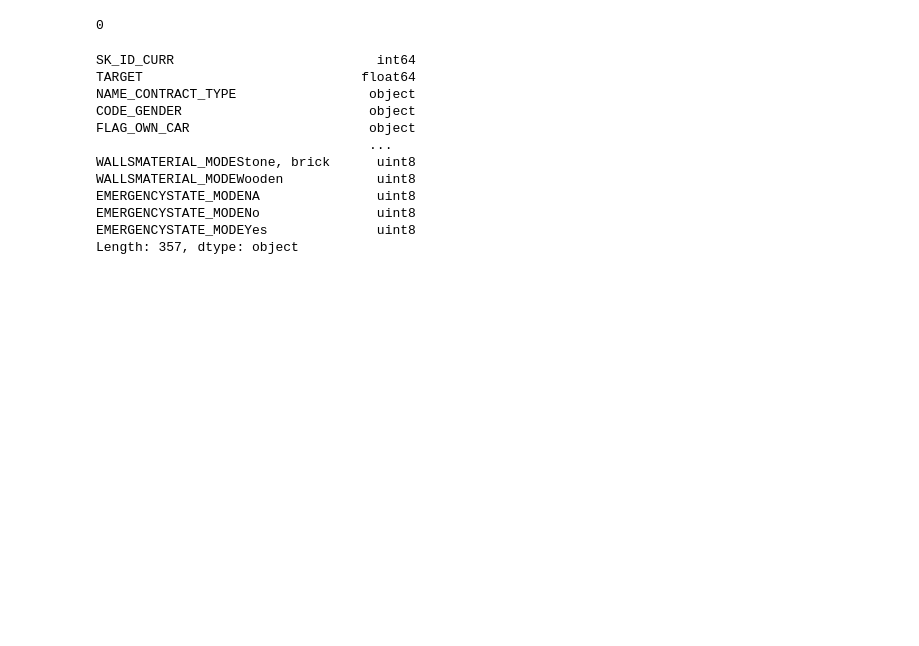
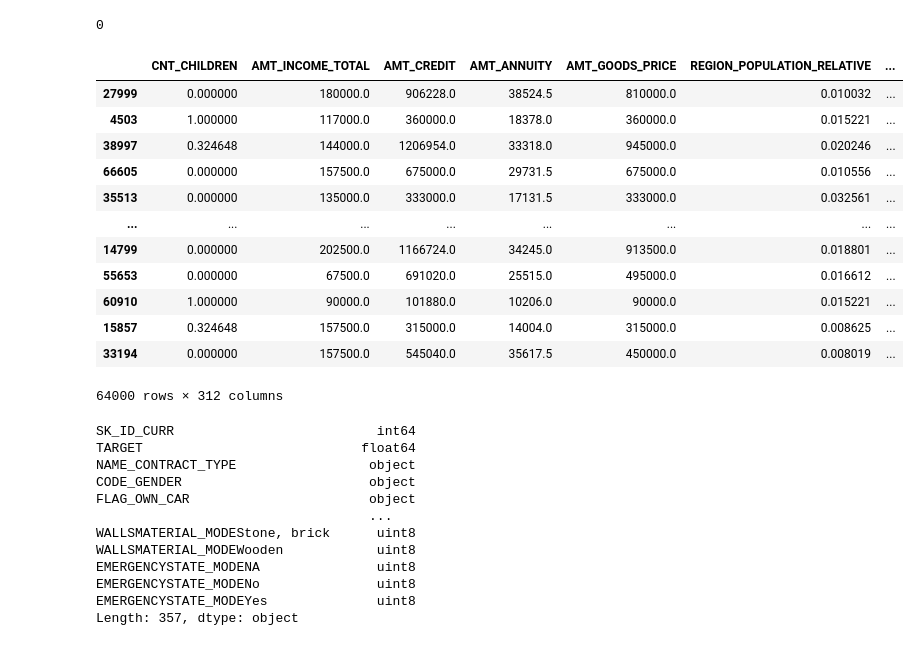
Before and after one commit to macounj1/ukol1datascience, a Jupyter notebook: codeukol1.ipynb, the cells around one changed output. Saved outputs shown, nothing was run; the diff lists cells and outputs as text; code cells hidden in the pictures; blank space fills up the shorter version.

```diff
--- a/codeukol1.ipynb
+++ b/codeukol1.ipynb
@@ -400,6 +400,22 @@ X_train_mt, X_test_mt, y_train_mt, y_test_mt = train_test_split(
 print(sum(data_cart[predictors_num].isna().sum()))
 # %% [output]
 0
+# %%
+X_train_oh
+# %% [output]
+|  | CNT_CHILDREN | AMT_INCOME_TOTAL | AMT_CREDIT | AMT_ANNUITY | AMT_GOODS_PRICE | REGION_POPULATION_RELATIVE | ... |
+| 27999 | 0.000000 | 180000.0 | 906228.0 | 38524.5 | 810000.0 | 0.010032 | ... |
+| 4503 | 1.000000 | 117000.0 | 360000.0 | 18378.0 | 360000.0 | 0.015221 | ... |
+| 38997 | 0.324648 | 144000.0 | 1206954.0 | 33318.0 | 945000.0 | 0.020246 | ... |
+| 66605 | 0.000000 | 157500.0 | 675000.0 | 29731.5 | 675000.0 | 0.010556 | ... |
+| 35513 | 0.000000 | 135000.0 | 333000.0 | 17131.5 | 333000.0 | 0.032561 | ... |
+| ... | ... | ... | ... | ... | ... | ... | ... |
+| 14799 | 0.000000 | 202500.0 | 1166724.0 | 34245.0 | 913500.0 | 0.018801 | ... |
+| 55653 | 0.000000 | 67500.0 | 691020.0 | 25515.0 | 495000.0 | 0.016612 | ... |
+| 60910 | 1.000000 | 90000.0 | 101880.0 | 10206.0 | 90000.0 | 0.015221 | ... |
+| 15857 | 0.324648 | 157500.0 | 315000.0 | 14004.0 | 315000.0 | 0.008625 | ... |
+| 33194 | 0.000000 | 157500.0 | 545040.0 | 35617.5 | 450000.0 | 0.008019 | ... |
+64000 rows × 312 columns
 # %%
 data_cart.dtypes
 # %% [output]
```
Also changed, not shown: parts of 17 cells of this notebook, 1 other file.
